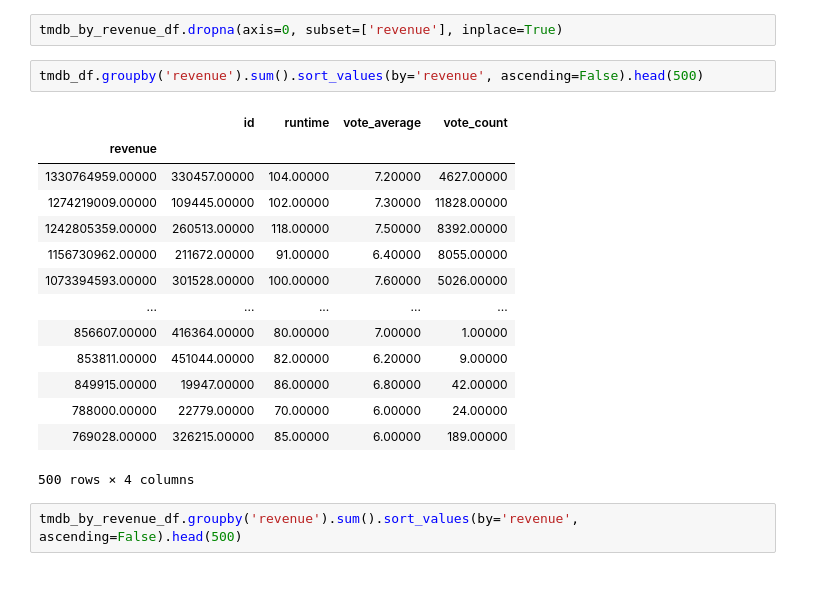
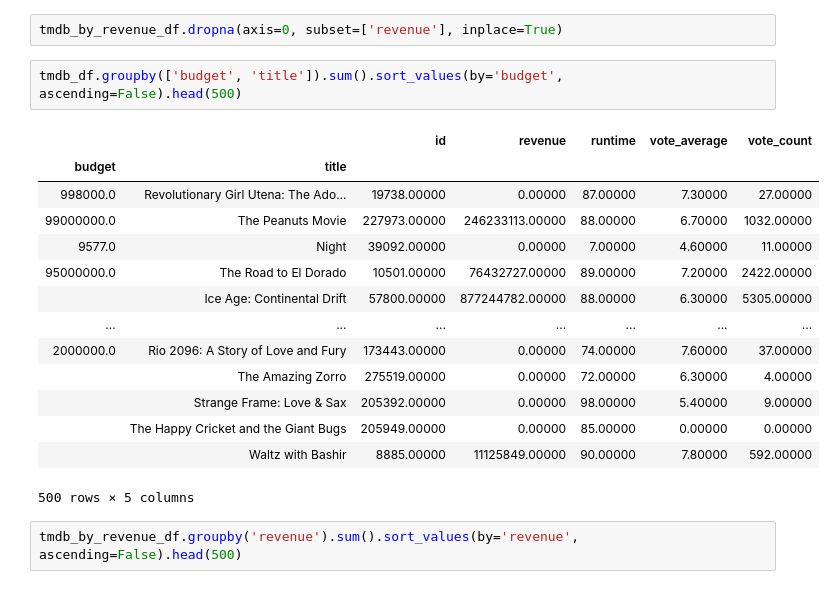
Before and after one commit to AMiNo-13/Movie-Recommendation-Project, a Jupyter notebook: MovieInvestigation.ipynb, the cells around one changed output. Saved outputs shown, nothing was run; the diff lists cells and outputs as text.

```diff
--- a/MovieInvestigation.ipynb
+++ b/MovieInvestigation.ipynb
@@ -464,22 +464,22 @@ tmdb_df.dropna(axis=0, subset=['revenue'], inplace=True)
 # %%
 tmdb_by_revenue_df.dropna(axis=0, subset=['revenue'], inplace=True)
 # %%
-tmdb_df.groupby('revenue').sum().sort_values(by='revenue', ascending=False).head(500)
+tmdb_df.groupby(['budget', 'title']).sum().sort_values(by='budget', ascending=False).head(500)
 # %% [output]
-|  | id | runtime | vote_average | vote_count |
-| revenue |  |  |  |  |
-| 1330764959.00000 | 330457.00000 | 104.00000 | 7.20000 | 4627.00000 |
-| 1274219009.00000 | 109445.00000 | 102.00000 | 7.30000 | 11828.00000 |
-| 1242805359.00000 | 260513.00000 | 118.00000 | 7.50000 | 8392.00000 |
-| 1156730962.00000 | 211672.00000 | 91.00000 | 6.40000 | 8055.00000 |
-| 1073394593.00000 | 301528.00000 | 100.00000 | 7.60000 | 5026.00000 |
-| ... | ... | ... | ... | ... |
-| 856607.00000 | 416364.00000 | 80.00000 | 7.00000 | 1.00000 |
-| 853811.00000 | 451044.00000 | 82.00000 | 6.20000 | 9.00000 |
-| 849915.00000 | 19947.00000 | 86.00000 | 6.80000 | 42.00000 |
-| 788000.00000 | 22779.00000 | 70.00000 | 6.00000 | 24.00000 |
-| 769028.00000 | 326215.00000 | 85.00000 | 6.00000 | 189.00000 |
+|  |  | id | revenue | runtime | vote_average | vote_count |
+| budget | title |  |  |  |  |  |
+| 998000.0 | Revolutionary Girl Utena: The Ado... | 19738.00000 | 0.00000 | 87.00000 | 7.30000 | 27.00000 |
+| 99000000.0 | The Peanuts Movie | 227973.00000 | 246233113.00000 | 88.00000 | 6.70000 | 1032.00000 |
+| 9577.0 | Night | 39092.00000 | 0.00000 | 7.00000 | 4.60000 | 11.00000 |
+| 95000000.0 | The Road to El Dorado | 10501.00000 | 76432727.00000 | 89.00000 | 7.20000 | 2422.00000 |
+|  | Ice Age: Continental Drift | 57800.00000 | 877244782.00000 | 88.00000 | 6.30000 | 5305.00000 |
+| ... | ... | ... | ... | ... | ... | ... |
+| 2000000.0 | Rio 2096: A Story of Love and Fury | 173443.00000 | 0.00000 | 74.00000 | 7.60000 | 37.00000 |
+|  | The Amazing Zorro | 275519.00000 | 0.00000 | 72.00000 | 6.30000 | 4.00000 |
+|  | Strange Frame: Love & Sax | 205392.00000 | 0.00000 | 98.00000 | 5.40000 | 9.00000 |
+|  | The Happy Cricket and the Giant Bugs | 205949.00000 | 0.00000 | 85.00000 | 0.00000 | 0.00000 |
+|  | Waltz with Bashir | 8885.00000 | 11125849.00000 | 90.00000 | 7.80000 | 592.00000 |
-500 rows × 4 columns
+500 rows × 5 columns
 # %%
 tmdb_by_revenue_df.groupby('revenue').sum().sort_values(by='revenue', ascending=False).head(500)
 # %% [output]
```
Also changed, not shown: parts of 17 cells of this notebook.
